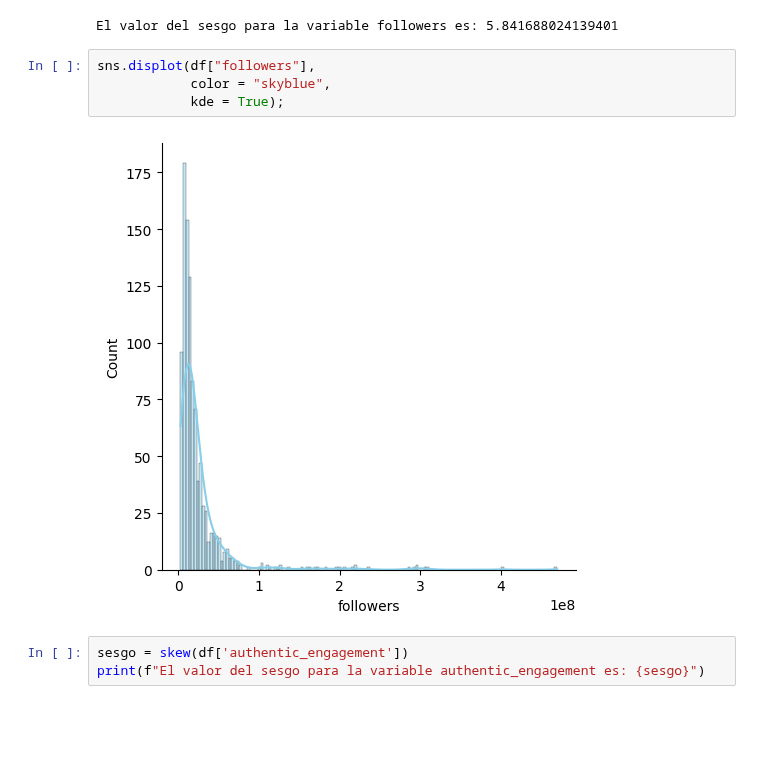
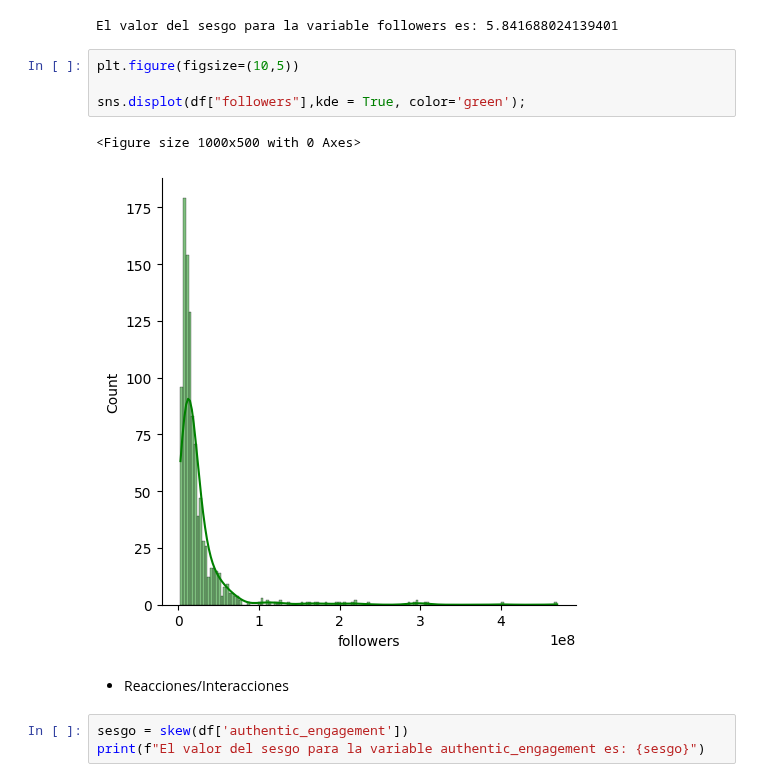
Before and after one commit to Adalab/DA_PromoC_Modulo2_Sprint1_Ana-Anahi, a Jupyter notebook: Estadistica/pp-Estadistica-III.ipynb, the cells around one changed output. Cells and saved outputs as stored; diff of their text form; blank space fills up the shorter version.

```diff
--- a/Estadistica/pp-Estadistica-III.ipynb
+++ b/Estadistica/pp-Estadistica-III.ipynb
@@ -110,11 +116,14 @@ print(f"El valor del sesgo para la variable followers es: {sesgo}")
 # %% [output]
 El valor del sesgo para la variable followers es: 5.841688024139401
 # %%
-sns.displot(df["followers"],
-            color = "skyblue",
-            kde = True);
+plt.figure(figsize=(10,5))
+
+sns.displot(df["followers"],kde = True, color='green');
 # %% [output]
+<Figure size 1000x500 with 0 Axes>
-[figure, old version]
+[figure, new version]
+# %% [markdown]
+- Reacciones/Interacciones
 # %%
 sesgo = skew(df['authentic_engagement'])
 print(f"El valor del sesgo para la variable authentic_engagement es: {sesgo}")
```
Also changed, not shown: parts of 13 cells of this notebook.
